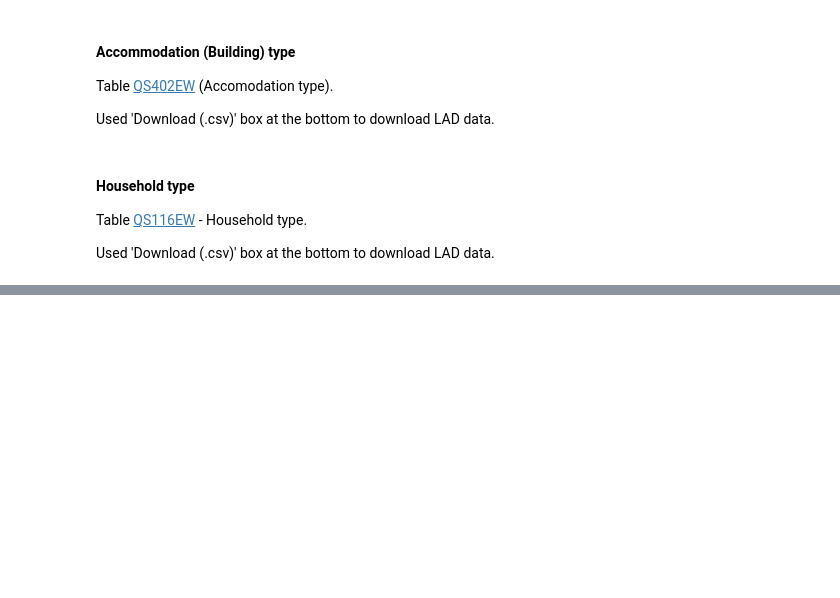
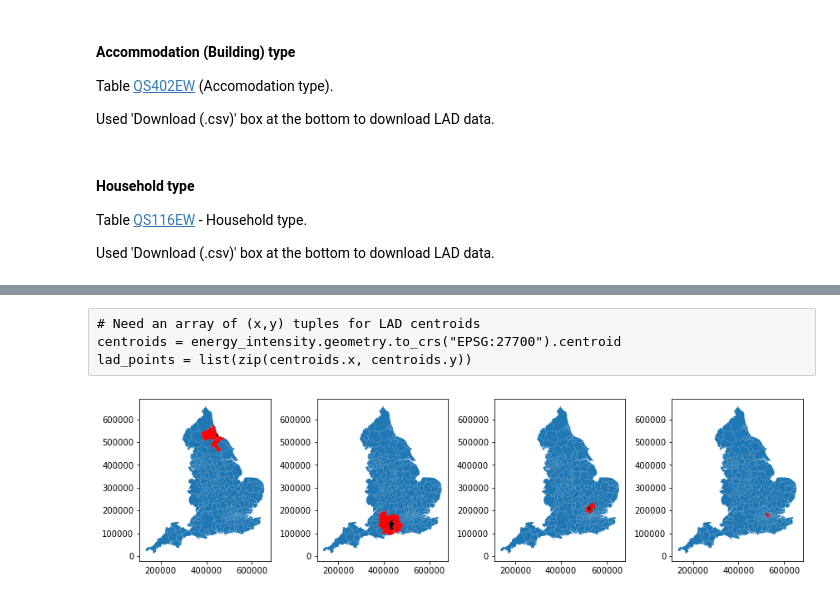
Before and after one commit to anetobradley/energy_flex, a Jupyter notebook: 02-EnergyModel/Energy_Intensity_Analysis/energy_intensity_analysis.ipynb, the cells around one changed output, grey strips where cells are left out. Cells and saved outputs as stored; diff of their text form; code cells hidden in the pictures; blank space fills up the shorter version.

```diff
--- a/02-EnergyModel/Energy_Intensity_Analysis/energy_intensity_analysis.ipynb
+++ b/02-EnergyModel/Energy_Intensity_Analysis/energy_intensity_analysis.ipynb
@@ -152,0 +268,30 @@ building_type_lad = pd.read_csv(os.path.join("data", "census", "household-type-l
+# %%
+# Need to temporarily drop isles of scilly and Isle of White because they are disconnected.
+# This breaks the calculation of G later
+energy_intensity = energy_intensity.drop(['E06000053', 'E06000046'])
+# %% [raw]
+# Need an array of (x,y) tuples for LAD centroids
+centroids = energy_intensity.geometry.to_crs("EPSG:27700").centroid
+lad_points = list(zip(centroids.x, centroids.y))
+# %%
+# Create spatial weights from points
+THRESHOLD = 60000  # (This is a bit of trial and error. Too small and it creates islands)
+#w = libpysal.weights.DistanceBand(lad_points,threshold=THRESHOLD)
+#w = libpysal.weights.DistanceBand.from_dataframe(energy_intensity, threshold=THRESHOLD)
+#w = libpysal.weights.Queen.from_dataframe(energy_intensity)
+#w = libpysal.weights.Rook.from_dataframe(energy_intensity)
+w = libpysal.weights.KNN.from_dataframe(energy_intensity, k=10)
+#w = libpysal.weights.Kernel.from_dataframe(energy_intensity, fixed = False, function = 'gaussian', )
+w.transform = "B"  # Using binary weights
+
+# Check the weights (choose an area at random and plot it's connected areas
+AREA_IDS = [0, 123, 250, 320]
+fig, axes = plt.subplots(1, 4, figsize=(12,6))
+for (area_id, ax) in zip(AREA_IDS, axes.reshape(-1)):
+    neighbours = w.full()[0][area_id]
+    energy_intensity.plot(ax=ax)
+    energy_intensity.loc[[energy_intensity.index[area_id]]].plot(ax=ax, color='black')
+    energy_intensity.loc[energy_intensity.index[neighbours.astype(bool)]].plot(ax=ax, color='red')
+fig.tight_layout()
+# %% [output]
+[figure, added]
```
Also changed, not shown: parts of 22 cells of this notebook, 6 other files.
